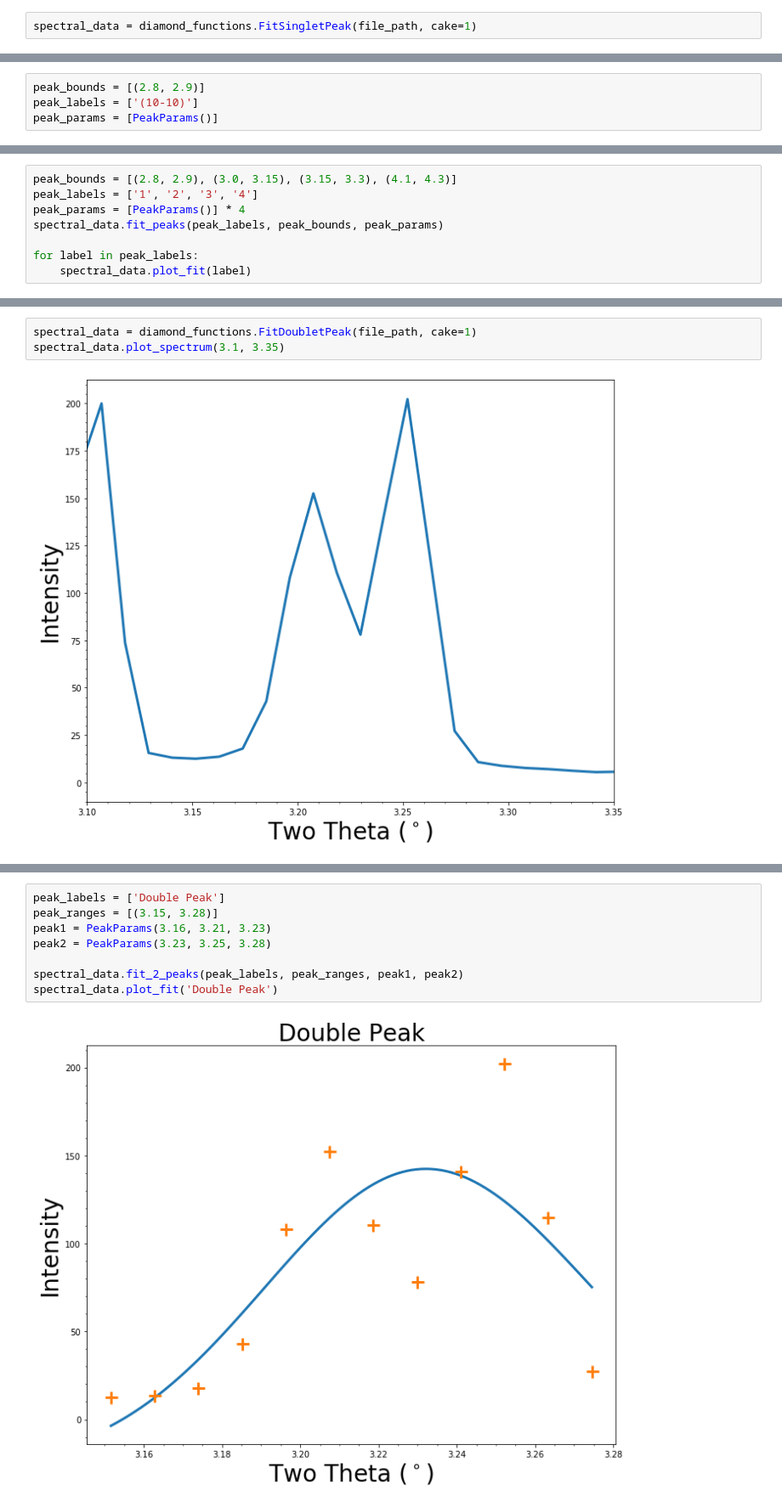
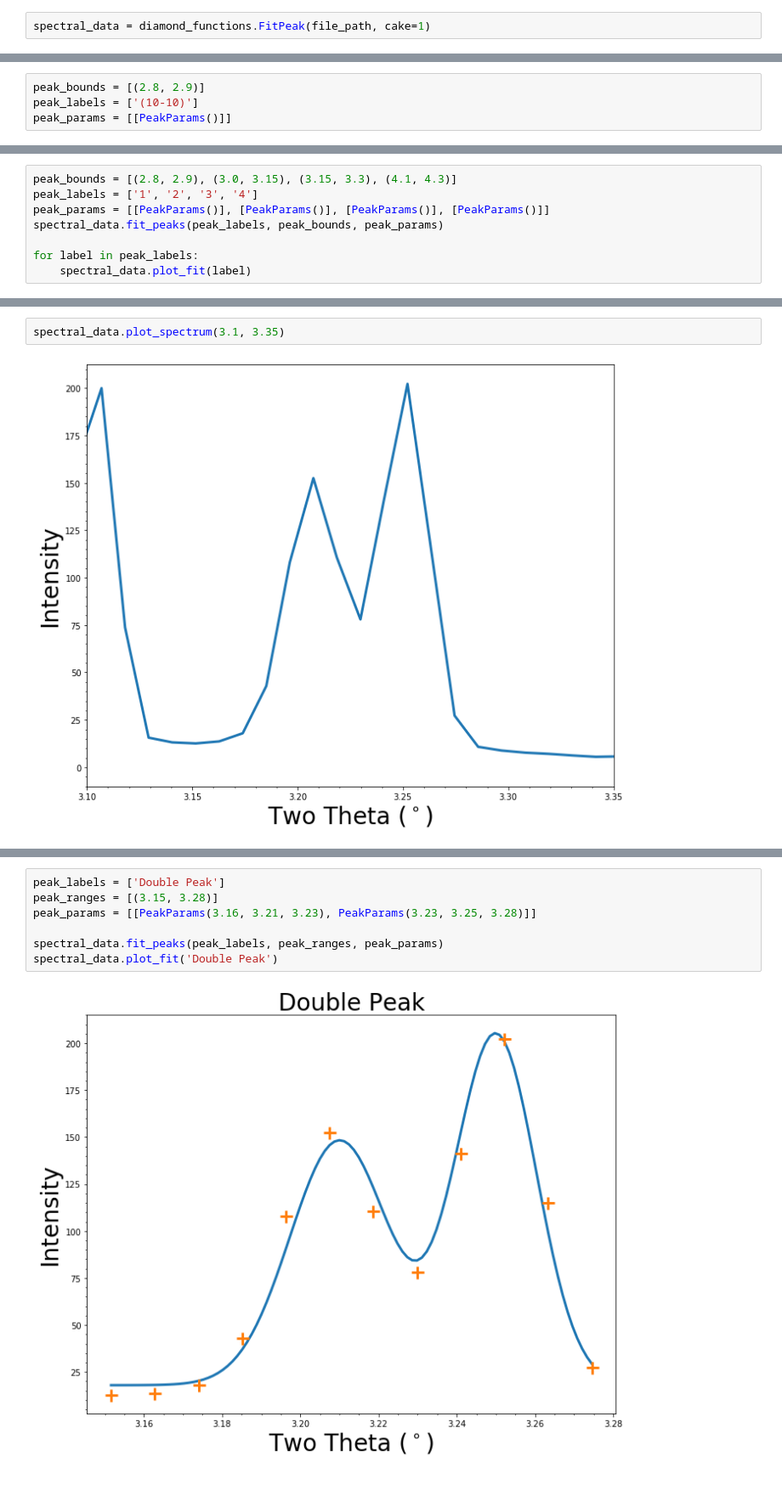
Before and after one commit to LightForm-group/xrdfit, a Jupyter notebook: example_analysis_workflow.ipynb, the cells around one changed output, grey strips where cells are left out. Shown: that part at 85% size. Cells and saved outputs as stored; diff of their text form.

Commit message:
Combined the FitPeak classes into a single FitPeak class.

```diff
--- a/example_analysis_workflow.ipynb
+++ b/example_analysis_workflow.ipynb
@@ -25,7 +25,7 @@ To do fitting, the data must be loaded into a `FitPeak` instance. In this case w
 Note that in DAWN, the right hand side of the diffraction image is defined as 0 degrees and this number increases clockwise. This means that, column 1 is the right hand cake at -5 to 5 deg if using 10 deg slices i.e. in DAWN (-5,355).
 Column 0 is the two-theta data in the file.
 # %%
-spectral_data = diamond_functions.FitSingletPeak(file_path, cake=1)
+spectral_data = diamond_functions.FitPeak(file_path, cake=1)
 # %% [markdown]
 The data from the file has been loaded into the FitCake object. We can then use the `plot_spectrum` method to plot the entire spectrum:
 # %%
@@ -49,7 +51,7 @@ We also need to specify some fitting parameters using a `PeakParams` object. For
 # %%
 peak_bounds = [(2.8, 2.9)]
 peak_labels = ['(10-10)']
-peak_params = [PeakParams()]
+peak_params = [[PeakParams()]]
 # %% [markdown]
 The method `fit_peaks` fits the specified peaks.
 # %%
@@ -122,7 +124,7 @@ By providing multiple bounds we can fit multiple peaks simultanouesly.
 # %%
 peak_bounds = [(2.8, 2.9), (3.0, 3.15), (3.15, 3.3), (4.1, 4.3)]
 peak_labels = ['1', '2', '3', '4']
-peak_params = [PeakParams()] * 4
+peak_params = [[PeakParams()], [PeakParams()], [PeakParams()], [PeakParams()]]
 spectral_data.fit_peaks(peak_labels, peak_bounds, peak_params)
 
 for label in peak_labels:
@@ -142,5 +143,4 @@ Fitting doublet peaks like the one in the range (3.15, 3.3) requires loading a `
 # %%
-spectral_data = diamond_functions.FitDoubletPeak(file_path, cake=1)
 spectral_data.plot_spectrum(3.1, 3.35)
 # %% [output]
 [figure]
@@ -152,10 +152,9 @@ We need to provide one set of peak params for each peak in the doublet.
 # %%
 peak_labels = ['Double Peak']
 peak_ranges = [(3.15, 3.28)]
-peak1 = PeakParams(3.16, 3.21, 3.23)
-peak2 = PeakParams(3.23, 3.25, 3.28)
+peak_params = [[PeakParams(3.16, 3.21, 3.23), PeakParams(3.23, 3.25, 3.28)]]
 
-spectral_data.fit_2_peaks(peak_labels, peak_ranges, peak1, peak2)
+spectral_data.fit_peaks(peak_labels, peak_ranges, peak_params)
 spectral_data.plot_fit('Double Peak')
 # %% [output]
-[figure, old version]
+[figure, new version]
```
Also changed, not shown: parts of 13 cells of this notebook, 1 other file.
